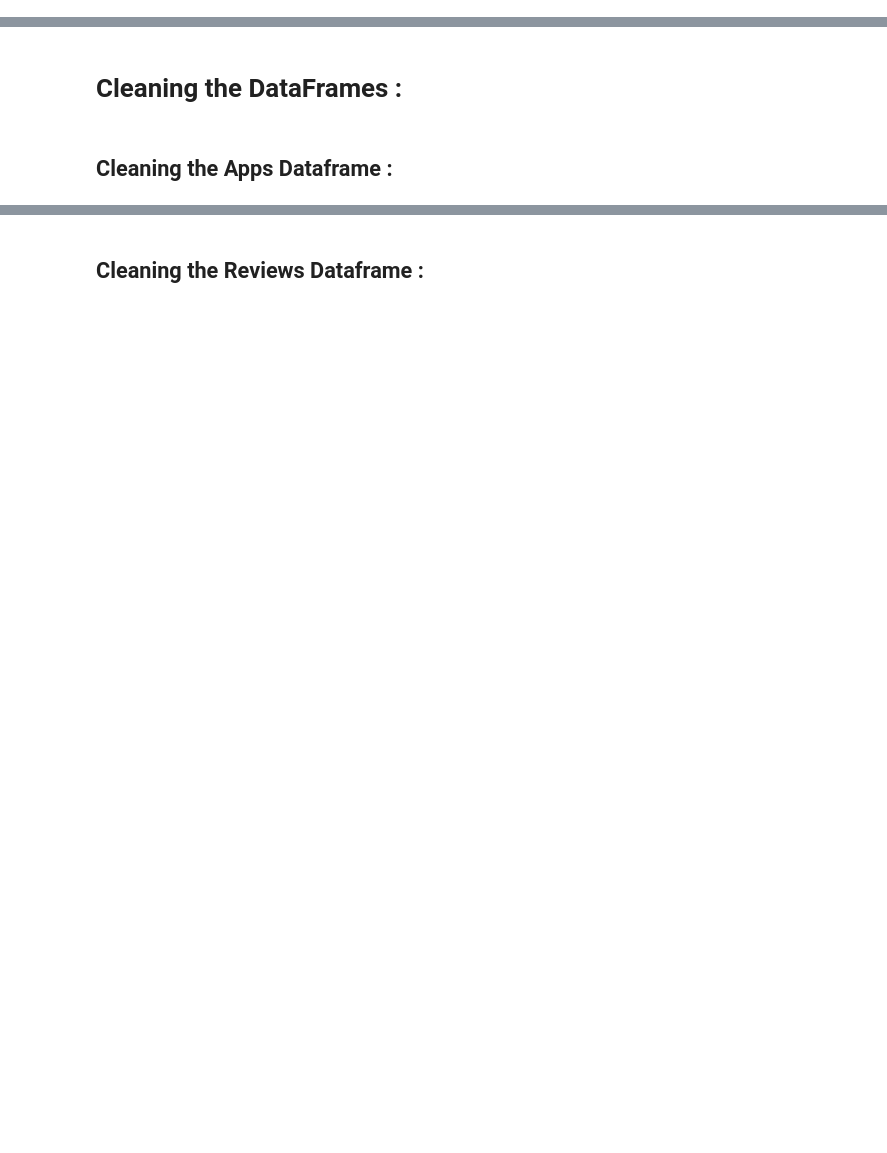
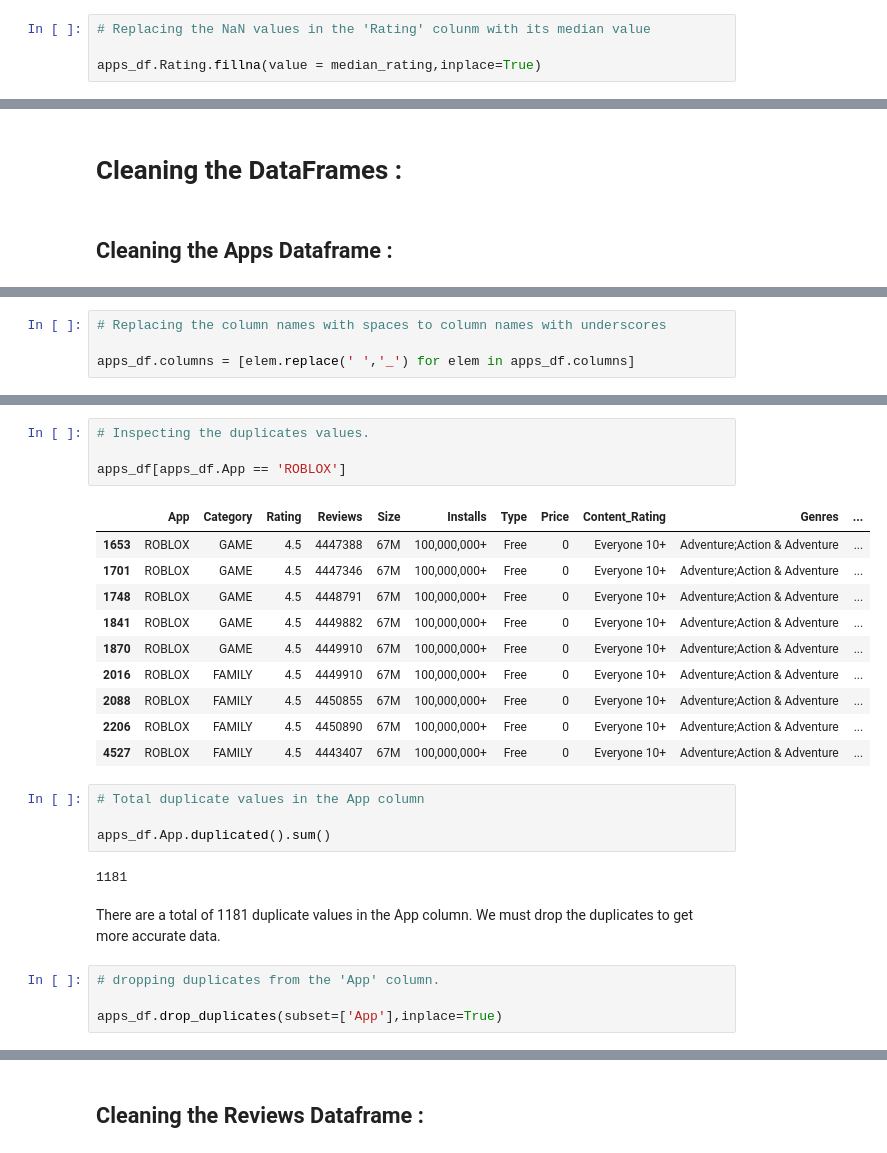
Before and after one commit to Saif-Khan435/Play-Store-App-Review-Analysis, a Jupyter notebook: Mohammed_Saif_Khan_M1W6_Play_Store_App_Review_Analysis_Capstone_Project.ipynb, the cells around one changed output, grey strips where cells are left out. Cells and saved outputs as stored; diff of their text form; blank space fills up the shorter version.

```diff
--- a/Mohammed_Saif_Khan_M1W6_Play_Store_App_Review_Analysis_Capstone_Project.ipynb
+++ b/Mohammed_Saif_Khan_M1W6_Play_Store_App_Review_Analysis_Capstone_Project.ipynb
@@ -360,0 +560,4 @@ We were successfully able to handle the NaN values in the `Content Rating` colum
+# %%
+# Replacing the NaN values in the 'Rating' colunm with its median value
+
+apps_df.Rating.fillna(value = median_rating,inplace=True)
@@ -377,0 +738,4 @@ dtype: int64
+# %%
+# Replacing the column names with spaces to column names with underscores
+
+apps_df.columns = [elem.replace(' ','_') for elem in apps_df.columns]
@@ -377,0 +772,27 @@ dtype: int64
+# %%
+# Inspecting the duplicates values.
+
+apps_df[apps_df.App == 'ROBLOX']
+# %% [output]
+|  | App | Category | Rating | Reviews | Size | Installs | Type | Price | Content_Rating | Genres | ... |
+| 1653 | ROBLOX | GAME | 4.5 | 4447388 | 67M | 100,000,000+ | Free | 0 | Everyone 10+ | Adventure;Action & Adventure | ... |
+| 1701 | ROBLOX | GAME | 4.5 | 4447346 | 67M | 100,000,000+ | Free | 0 | Everyone 10+ | Adventure;Action & Adventure | ... |
+| 1748 | ROBLOX | GAME | 4.5 | 4448791 | 67M | 100,000,000+ | Free | 0 | Everyone 10+ | Adventure;Action & Adventure | ... |
+| 1841 | ROBLOX | GAME | 4.5 | 4449882 | 67M | 100,000,000+ | Free | 0 | Everyone 10+ | Adventure;Action & Adventure | ... |
+| 1870 | ROBLOX | GAME | 4.5 | 4449910 | 67M | 100,000,000+ | Free | 0 | Everyone 10+ | Adventure;Action & Adventure | ... |
+| 2016 | ROBLOX | FAMILY | 4.5 | 4449910 | 67M | 100,000,000+ | Free | 0 | Everyone 10+ | Adventure;Action & Adventure | ... |
+| 2088 | ROBLOX | FAMILY | 4.5 | 4450855 | 67M | 100,000,000+ | Free | 0 | Everyone 10+ | Adventure;Action & Adventure | ... |
+| 2206 | ROBLOX | FAMILY | 4.5 | 4450890 | 67M | 100,000,000+ | Free | 0 | Everyone 10+ | Adventure;Action & Adventure | ... |
+| 4527 | ROBLOX | FAMILY | 4.5 | 4443407 | 67M | 100,000,000+ | Free | 0 | Everyone 10+ | Adventure;Action & Adventure | ... |
+# %%
+# Total duplicate values in the App column
+
+apps_df.App.duplicated().sum()
+# %% [output]
+1181
+# %% [markdown]
+There are a total of 1181 duplicate values in the App column. We must drop the duplicates to get more accurate data.
+# %%
+# dropping duplicates from the 'App' column.
+
+apps_df.drop_duplicates(subset=['App'],inplace=True)
```
Also changed, not shown: parts of 84 cells of this notebook.
